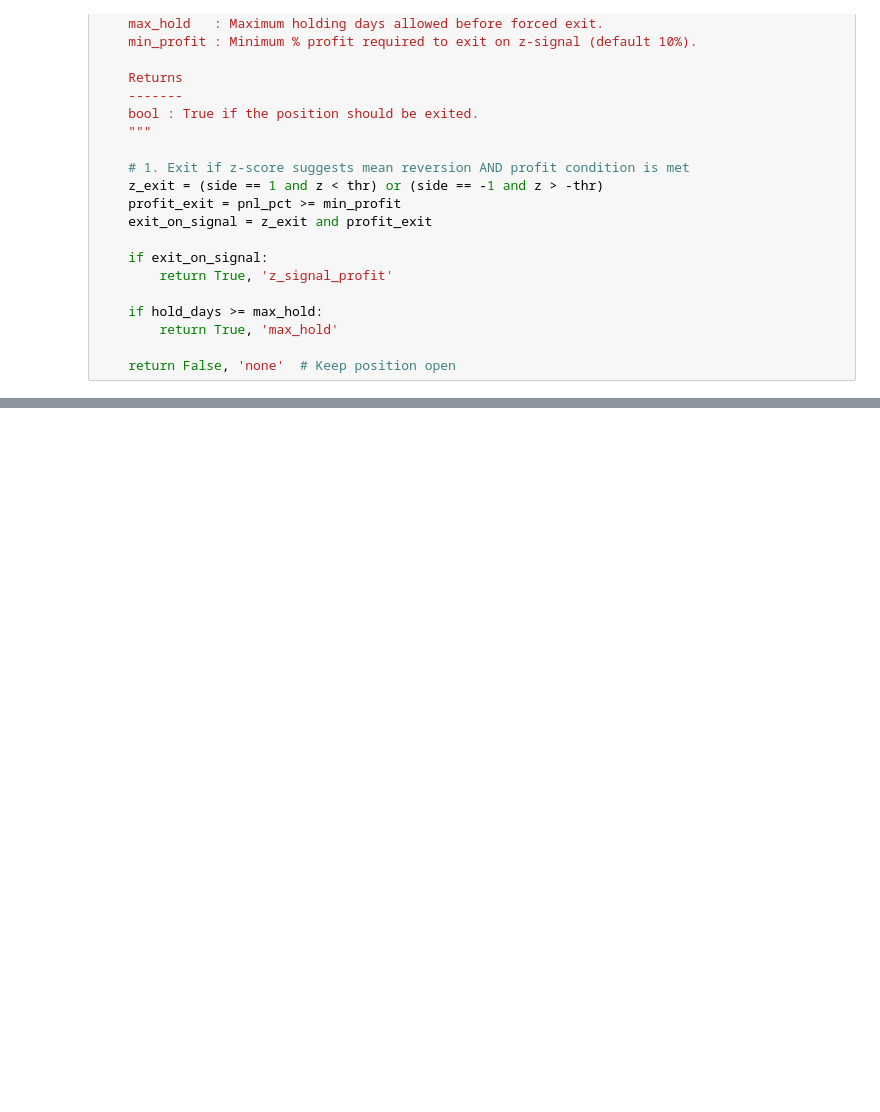
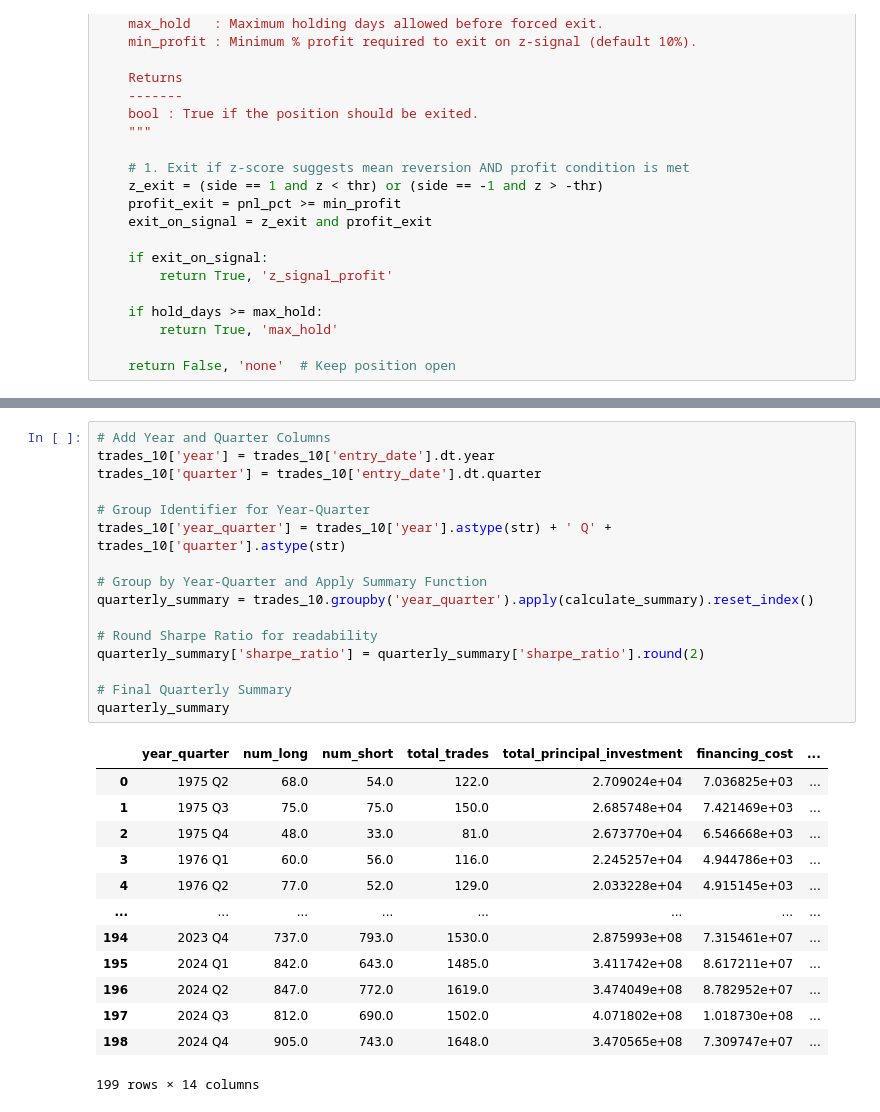
Before and after one commit to komalniraula/ml-quant-eval, a Jupyter notebook: trend_following_backtest.ipynb, the cells around one changed output, grey strips where cells are left out. Saved outputs shown, nothing was run; the diff lists cells and outputs as text; blank space fills up the shorter version.

```diff
--- a/trend_following_backtest.ipynb
+++ b/trend_following_backtest.ipynb
@@ -603,0 +629,30 @@ summary_table
+# %%
+# Add Year and Quarter Columns
+trades_10['year'] = trades_10['entry_date'].dt.year
+trades_10['quarter'] = trades_10['entry_date'].dt.quarter
+
+# Group Identifier for Year-Quarter
+trades_10['year_quarter'] = trades_10['year'].astype(str) + ' Q' + trades_10['quarter'].astype(str)
+
+# Group by Year-Quarter and Apply Summary Function
+quarterly_summary = trades_10.groupby('year_quarter').apply(calculate_summary).reset_index()
+
+# Round Sharpe Ratio for readability
+quarterly_summary['sharpe_ratio'] = quarterly_summary['sharpe_ratio'].round(2)
+
+# Final Quarterly Summary
+quarterly_summary
+# %% [output]
+|  | year_quarter | num_long | num_short | total_trades | total_principal_investment | financing_cost | ... |
+| 0 | 1975 Q2 | 68.0 | 54.0 | 122.0 | 2.709024e+04 | 7.036825e+03 | ... |
+| 1 | 1975 Q3 | 75.0 | 75.0 | 150.0 | 2.685748e+04 | 7.421469e+03 | ... |
+| 2 | 1975 Q4 | 48.0 | 33.0 | 81.0 | 2.673770e+04 | 6.546668e+03 | ... |
+| 3 | 1976 Q1 | 60.0 | 56.0 | 116.0 | 2.245257e+04 | 4.944786e+03 | ... |
+| 4 | 1976 Q2 | 77.0 | 52.0 | 129.0 | 2.033228e+04 | 4.915145e+03 | ... |
+| ... | ... | ... | ... | ... | ... | ... | ... |
+| 194 | 2023 Q4 | 737.0 | 793.0 | 1530.0 | 2.875993e+08 | 7.315461e+07 | ... |
+| 195 | 2024 Q1 | 842.0 | 643.0 | 1485.0 | 3.411742e+08 | 8.617211e+07 | ... |
+| 196 | 2024 Q2 | 847.0 | 772.0 | 1619.0 | 3.474049e+08 | 8.782952e+07 | ... |
+| 197 | 2024 Q3 | 812.0 | 690.0 | 1502.0 | 4.071802e+08 | 1.018730e+08 | ... |
+| 198 | 2024 Q4 | 905.0 | 743.0 | 1648.0 | 3.470565e+08 | 7.309747e+07 | ... |
+199 rows × 14 columns
```
Also changed, not shown: parts of 17 cells of this notebook, 1 other file.
